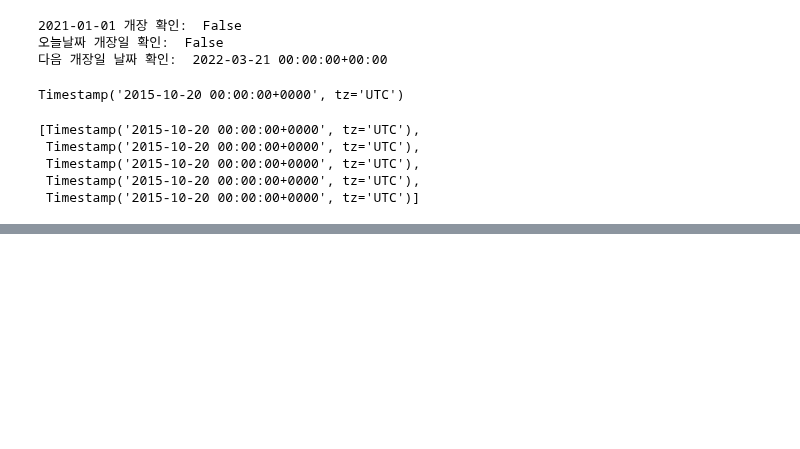
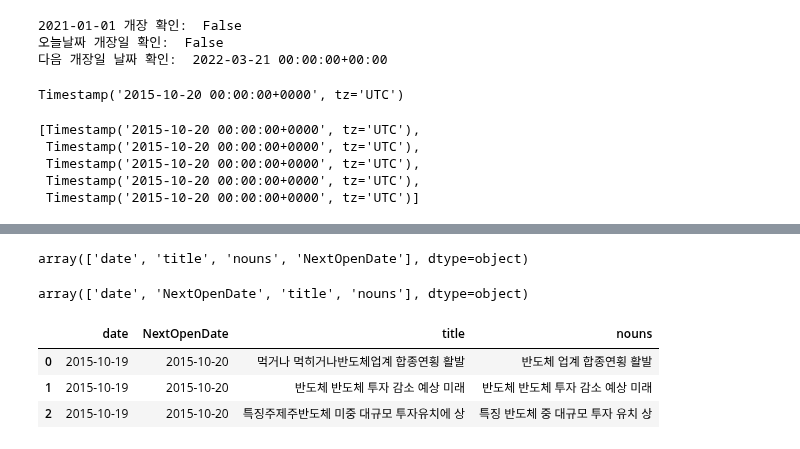
Before and after one commit to youngai1112/HK_Project, a Jupyter notebook: 7_자연어처리/11_뉴스날짜매칭.ipynb, the cells around one changed output, grey strips where cells are left out. Saved outputs shown, nothing was run; the diff lists cells and outputs as text; code cells hidden in the pictures; blank space fills up the shorter version.

```diff
--- a/7_자연어처리/11_뉴스날짜매칭.ipynb
+++ b/7_자연어처리/11_뉴스날짜매칭.ipynb
@@ -147,0 +218,3 @@ next_open_list[:5]
+# %%
+newsdata_all['NextOpenDate'] = pd.to_datetime(newsdata_all['NextOpenDate'])
+newsdata_all.info()
@@ -147,0 +233,19 @@ next_open_list[:5]
+# %%
+# col의 인덱스 변경
+col = newsdata_all.columns.to_numpy()
+col
+# %% [output]
+array(['date', 'title', 'nouns', 'NextOpenDate'], dtype=object)
+# %%
+col = col[[0,3,1,2]]
+col
+# %% [output]
+array(['date', 'NextOpenDate', 'title', 'nouns'], dtype=object)
+# %%
+newsdata_all = newsdata_all[col]
+newsdata_all.head(3)
+# %% [output]
+|  | date | NextOpenDate | title | nouns |
+| 0 | 2015-10-19 | 2015-10-20 | 먹거나 먹히거나반도체업계 합종연횡 활발 | 반도체 업계 합종연횡 활발 |
+| 1 | 2015-10-19 | 2015-10-20 | 반도체 반도체 투자 감소 예상 미래 | 반도체 반도체 투자 감소 예상 미래 |
+| 2 | 2015-10-19 | 2015-10-20 | 특징주제주반도체 미중 대규모 투자유치에 상 | 특징 반도체 중 대규모 투자 유치 상 |
```
Also changed, not shown: parts of 7 cells of this notebook.
